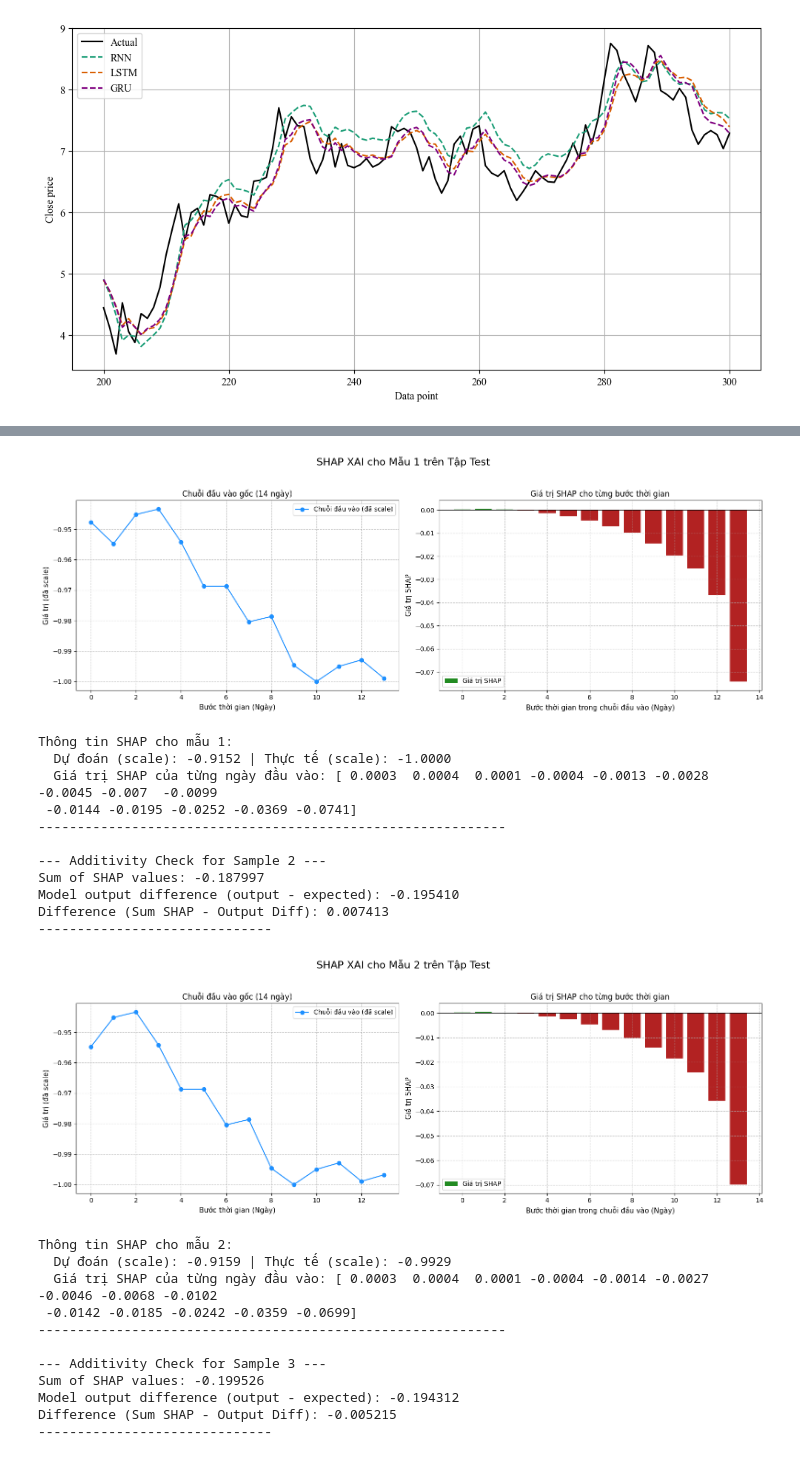
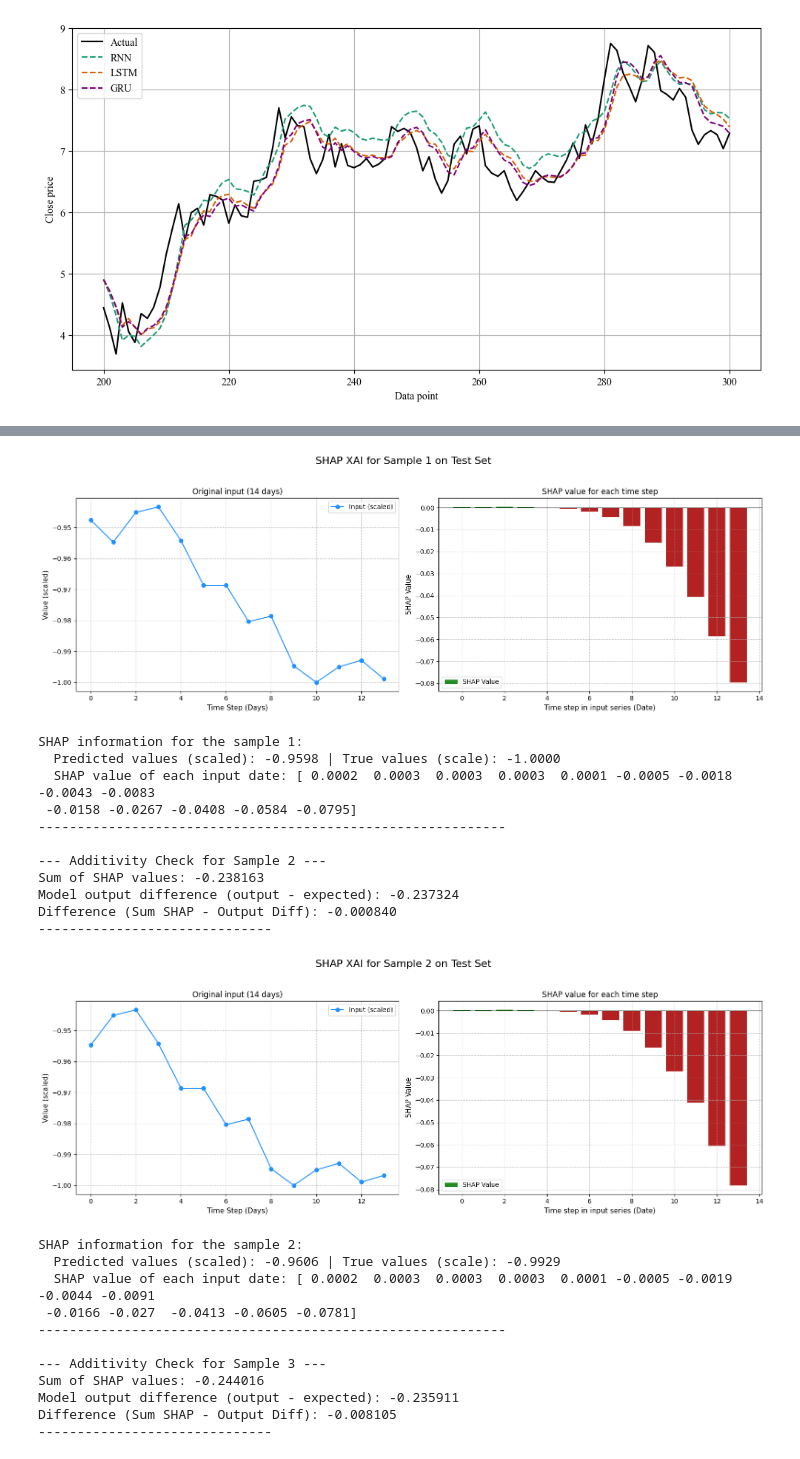
Before and after one commit to ThienNguyen3001/Stock-Price-Prediction-RNN-LSTM-GRU, a Jupyter notebook: stock_price_predict.ipynb, the cells around one changed output, grey strips where cells are left out. Cells and saved outputs as stored; diff of their text form; code cells hidden in the pictures.

```diff
--- a/stock_price_predict.ipynb
+++ b/stock_price_predict.ipynb
@@ -895,20 +867,20 @@ import torch
 import numpy as np
 import matplotlib.pyplot as plt
 
-# Giả sử lstm_model, X_train, X_test, sequence_length đã được định nghĩa như trong script của bạn
+# Giả sử gru_model, X_train, X_test, sequence_length đã được định nghĩa như trong script của bạn
 # và đã ở trên device phù hợp (ví dụ: 'cuda' hoặc 'cpu')
 
-print("\n\nGiải thích mô hình LSTM bằng XAI (SHAP)")
-lstm_model.eval() # Đảm bảo mô hình ở chế độ đánh giá
+print("\n\nExplaining GRU Models Using XAI (SHAP)")
+gru_model.eval() # Đảm bảo mô hình ở chế độ đánh giá
 
 # 1. Chọn một tập dữ liệu nền (background dataset) từ X_train
 # Số lượng mẫu nền thường từ vài chục đến vài trăm
 num_background_samples = min(500, X_train.shape[0])
 background_data = X_train[:num_background_samples].clone().detach()
 
-# 2. Khởi tạo DeepExplainer
-# DeepExplainer mong đợi mô hình và dữ liệu nền làm đầu vào
-explainer_shap = shap.GradientExplainer(lstm_model, background_data)
+# 2. Khởi tạo GradientExplainer
+# GradientExplainer mong đợi mô hình và dữ liệu nền làm đầu vào
+explainer_shap = shap.GradientExplainer(gru_model, background_data)
 
 # 3. Lấy các mẫu từ X_test để giải thích
 num_samples_to_explain = 3
@@ -919,16 +891,16 @@ if len(X_test) >= num_samples_to_explain:
     try:
         shap_values = explainer_shap.shap_values(inputs_to_explain_shap)
 
-        print(f"Kích thước của SHAP values: {shap_values.shape}")
+        print(f"Size of SHAP values: {shap_values.shape}")
 
         # Calculate expected value from background data
         with torch.no_grad():
-            background_outputs = lstm_model(background_data)
+            background_outputs = gru_model(background_data)
             expected_value = background_outputs.mean(dim=0).cpu().numpy() # Assuming single output neuron
 
         # Calculate model output for inputs to explain
         with torch.no_grad():
-             model_outputs = lstm_model(inputs_to_explain_shap).cpu().numpy()
+             model_outputs = gru_model(inputs_to_explain_shap).cpu().numpy()
 
         # 5. Trực quan hóa (tương tự như Integrated Gradients)
         for i in range(num_samples_to_explain):
@@ -948,22 +920,22 @@ if len(X_test) >= num_samples_to_explain:
             print("-" * 30)
 
             fig, axs = plt.subplots(1, 2, figsize=(16, 6))
-            fig.suptitle(f'SHAP XAI cho Mẫu {i+1} trên Tập Test', fontsize=16)
+            fig.suptitle(f'SHAP XAI for Sample {i+1} on Test Set', fontsize=16)
 
             # Biểu đồ 1: Chuỗi đầu vào gốc
-            axs[0].plot(range(sequence_length), original_input_sample_scaled, marker='o', linestyle='-', color='dodgerblue', label='Chuỗi đầu vào (đã scale)')
-            axs[0].set_title(f'Chuỗi đầu vào gốc ({sequence_length} ngày)', fontsize=12)
-            axs[0].set_xlabel('Bước thời gian (Ngày)', fontsize=11)
-            axs[0].set_ylabel('Giá trị (đã scale)', fontsize=11)
+            axs[0].plot(range(sequence_length), original_input_sample_scaled, marker='o', linestyle='-', color='dodgerblue', label='Input (scaled)')
+            axs[0].set_title(f'Original input ({sequence_length} days)', fontsize=12)
+            axs[0].set_xlabel('Time Step (Days)', fontsize=11)
+            axs[0].set_ylabel('Value (scaled)', fontsize=11)
             axs[0].grid(True, linestyle='--', alpha=0.7)
             axs[0].legend(fontsize=10)
 
             # Biểu đồ 2: SHAP Values
             bar_colors = ['forestgreen' if x > 0 else 'firebrick' for x in sample_shap_values]
-            axs[1].bar(range(sequence_length), sample_shap_values, color=bar_colors, label='Giá trị SHAP')
-            axs[1].set_title(f'Giá trị SHAP cho từng bước thời gian', fontsize=12)
-            axs[1].set_xlabel('Bước thời gian trong chuỗi đầu vào (Ngày)', fontsize=11)
-            axs[1].set_ylabel('Giá trị SHAP', fontsize=11)
+            axs[1].bar(range(sequence_length), sample_shap_values, color=bar_colors, label='SHAP Value')
+            axs[1].set_title(f'SHAP value for each time step', fontsize=12)
+            axs[1].set_xlabel('Time step in input series (Date)', fontsize=11)
+            axs[1].set_ylabel('SHAP Value', fontsize=11)
             axs[1].axhline(0, color='black', linewidth=0.8)
             axs[1].grid(True, linestyle='--', alpha=0.7)
             axs[1].legend(fontsize=10)
@@ -973,12 +945,12 @@ if len(X_test) >= num_samples_to_explain:
 
             # In thông tin (tương tự script của bạn)
             input_for_pred_shap = X_test[i].unsqueeze(0)
-            predicted_value_scaled_shap = lstm_model(input_for_pred_shap).item()
+            predicted_value_scaled_shap = gru_model(input_for_pred_shap).item()
             actual_value_scaled_shap = y_test_lstm[i].item()
             # (Thêm phần unscale nếu cần)
-            print(f"Thông tin SHAP cho mẫu {i+1}:")
-            print(f"  Dự đoán (scale): {predicted_value_scaled_shap:.4f} | Thực tế (scale): {actual_value_scaled_shap:.4f}")
-            print(f"  Giá trị SHAP của từng ngày đầu vào: {np.round(sample_shap_values, 4)}")
+            print(f"SHAP information for the sample {i+1}:")
+            print(f"  Predicted values (scaled): {predicted_value_scaled_shap:.4f} | True values (scale): {actual_value_scaled_shap:.4f}")
+            print(f"  SHAP value of each input date: {np.round(sample_shap_values, 4)}")
             print("-" * 60)
 
     except AssertionError as e:
@@ -986,7 +958,4 @@ if len(X_test) >= num_samples_to_explain:
         # You can choose to pass or handle the error here.
         # Printing the error and continuing might be useful for debugging other samples.
         pass # Or raise e if you want the execution to stop
-
-else:
-    print("Không đủ mẫu trong X_test để thực hiện giải thích SHAP.")
 # %% [output]
@@ -1000,25 +969,25 @@ Difference (Sum SHAP - Output Diff): -0.000533
 ------------------------------
-[figure, old version]
+[figure, new version]
-Thông tin SHAP cho mẫu 1:
-  Dự đoán (scale): -0.9152 | Thực tế (scale): -1.0000
-  Giá trị SHAP của từng ngày đầu vào: [ 0.0003  0.0004  0.0001 -0.0004 -0.0013 -0.0028 -0.0045 -0.007  -0.0099
- -0.0144 -0.0195 -0.0252 -0.0369 -0.0741]
+SHAP information for the sample 1:
+  Predicted values (scaled): -0.9598 | True values (scale): -1.0000
+  SHAP value of each input date: [ 0.0002  0.0003  0.0003  0.0003  0.0001 -0.0005 -0.0018 -0.0043 -0.0083
+ -0.0158 -0.0267 -0.0408 -0.0584 -0.0795]
 ------------------------------------------------------------
 
 --- Additivity Check for Sample 2 ---
-Sum of SHAP values: -0.187997
-Model output difference (output - expected): -0.195410
-Difference (Sum SHAP - Output Diff): 0.007413
+Sum of SHAP values: -0.238163
+Model output difference (output - expected): -0.237324
+Difference (Sum SHAP - Output Diff): -0.000840
 ------------------------------
-[figure, old version]
+[figure, new version]
-Thông tin SHAP cho mẫu 2:
-  Dự đoán (scale): -0.9159 | Thực tế (scale): -0.9929
-  Giá trị SHAP của từng ngày đầu vào: [ 0.0003  0.0004  0.0001 -0.0004 -0.0014 -0.0027 -0.0046 -0.0068 -0.0102
- -0.0142 -0.0185 -0.0242 -0.0359 -0.0699]
+SHAP information for the sample 2:
+  Predicted values (scaled): -0.9606 | True values (scale): -0.9929
+  SHAP value of each input date: [ 0.0002  0.0003  0.0003  0.0003  0.0001 -0.0005 -0.0019 -0.0044 -0.0091
+ -0.0166 -0.027  -0.0413 -0.0605 -0.0781]
 ------------------------------------------------------------
 
 --- Additivity Check for Sample 3 ---
-Sum of SHAP values: -0.199526
-Model output difference (output - expected): -0.194312
-Difference (Sum SHAP - Output Diff): -0.005215
+Sum of SHAP values: -0.244016
+Model output difference (output - expected): -0.235911
+Difference (Sum SHAP - Output Diff): -0.008105
 ------------------------------
```
Also changed, not shown: parts of 9 cells of this notebook.
